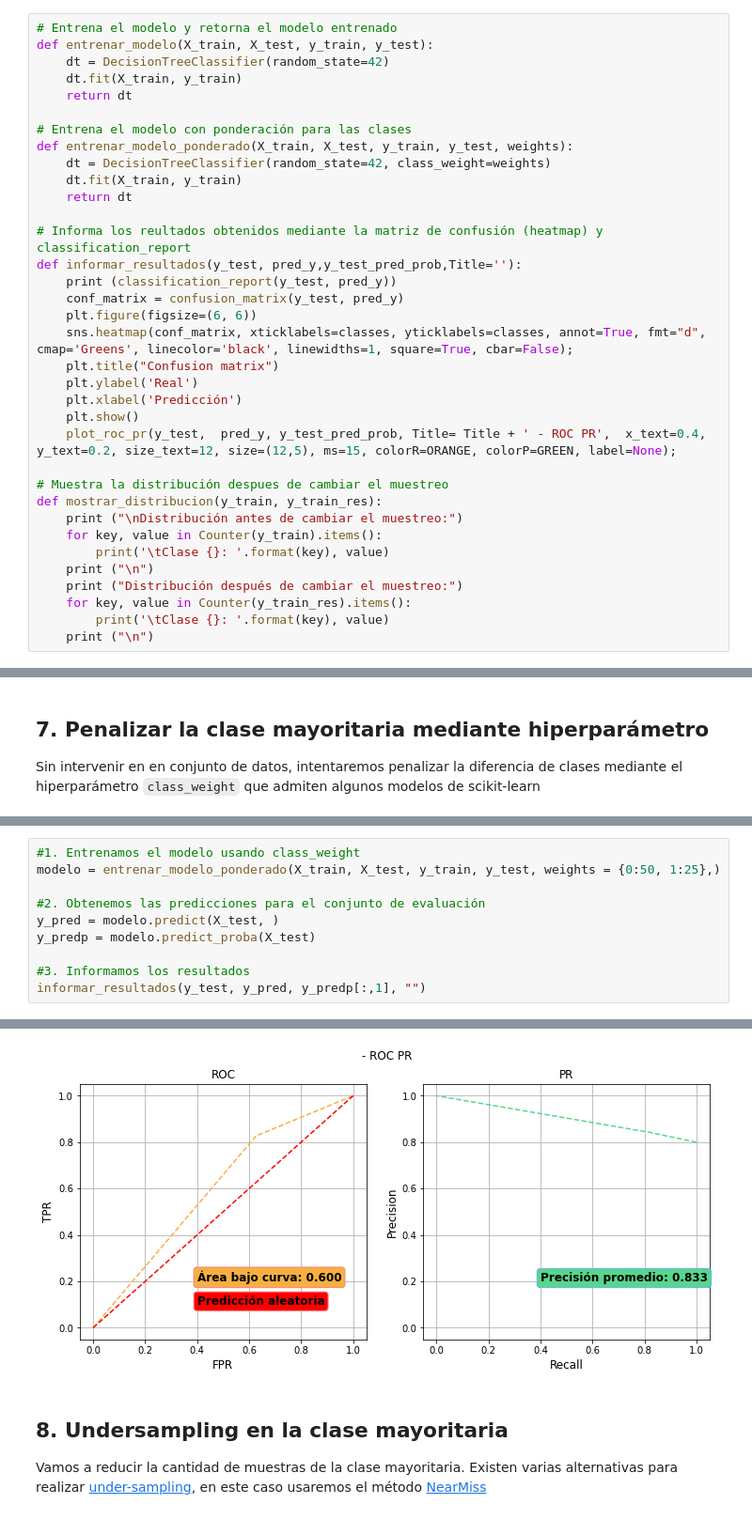
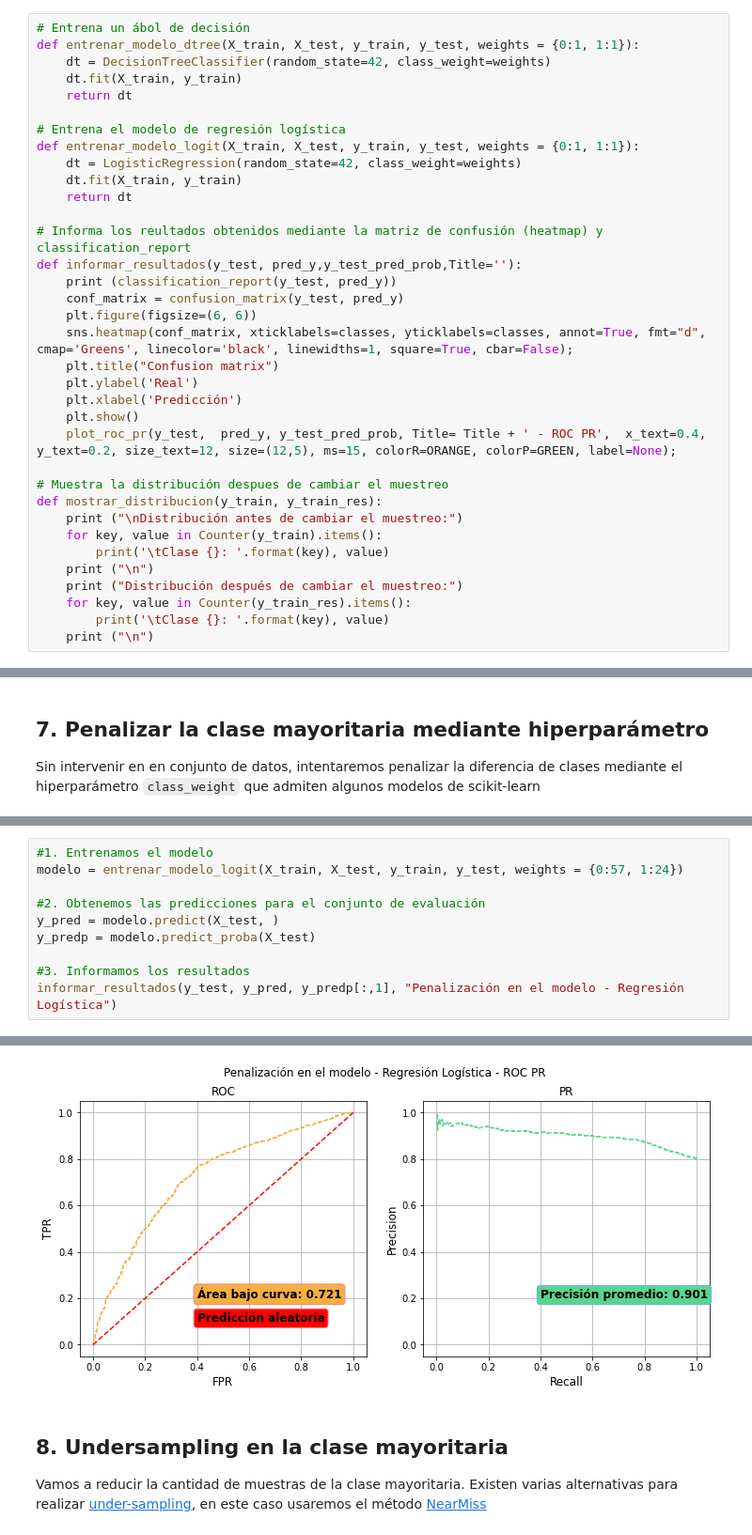
Before and after one commit to giannipablo/MentoriaDiploDatos2020, a Jupyter notebook: Practico_3y4_part_4.ipynb, the cells around one changed output, grey strips where cells are left out. Shown at 94% size. Cells and saved outputs as stored; diff of their text form.

Commit message:
Se agregó regresión logística para evaluar los cambios en el muestreo

```diff
--- a/Practico_3y4_part_4.ipynb
+++ b/Practico_3y4_part_4.ipynb
@@ -93,13 +100,13 @@ Definimos algunas funciones que nos permitirán correr el modelo, evaluarlo e in
 # %%
-# Entrena el modelo y retorna el modelo entrenado
-def entrenar_modelo(X_train, X_test, y_train, y_test):
-    dt = DecisionTreeClassifier(random_state=42)
+# Entrena un ábol de decisión
+def entrenar_modelo_dtree(X_train, X_test, y_train, y_test, weights = {0:1, 1:1}):
+    dt = DecisionTreeClassifier(random_state=42, class_weight=weights)
     dt.fit(X_train, y_train)
     return dt
 
-# Entrena el modelo con ponderación para las clases
-def entrenar_modelo_ponderado(X_train, X_test, y_train, y_test, weights):
-    dt = DecisionTreeClassifier(random_state=42, class_weight=weights)
+# Entrena el modelo de regresión logística
+def entrenar_modelo_logit(X_train, X_test, y_train, y_test, weights = {0:1, 1:1}):
+    dt = LogisticRegression(random_state=42, class_weight=weights)
     dt.fit(X_train, y_train)
     return dt
 
@@ -208,13 +265,13 @@ Sin intervenir en en conjunto de datos, intentaremos penalizar la diferencia de
 # %%
-#1. Entrenamos el modelo usando class_weight
-modelo = entrenar_modelo_ponderado(X_train, X_test, y_train, y_test, weights = {0:50, 1:25},)
+#1. Entrenamos el modelo
+modelo = entrenar_modelo_logit(X_train, X_test, y_train, y_test, weights = {0:57, 1:24})
 
 #2. Obtenemos las predicciones para el conjunto de evaluación
 y_pred = modelo.predict(X_test, )
 y_predp = modelo.predict_proba(X_test)
 
 #3. Informamos los resultados
-informar_resultados(y_test, y_pred, y_predp[:,1], "")
+informar_resultados(y_test, y_pred, y_predp[:,1], "Penalización en el modelo - Regresión Logística")
 # %% [output]
               precision    recall  f1-score   support
 
@@ -227,5 +284,5 @@ weighted avg       0.74      0.74      0.74      3486
 [figure]
-[figure, old version]
+[figure, new version]
 # %% [markdown]
 ## 8. Undersampling en la clase mayoritaria
 
```
Also changed, not shown: parts of 31 cells of this notebook.
